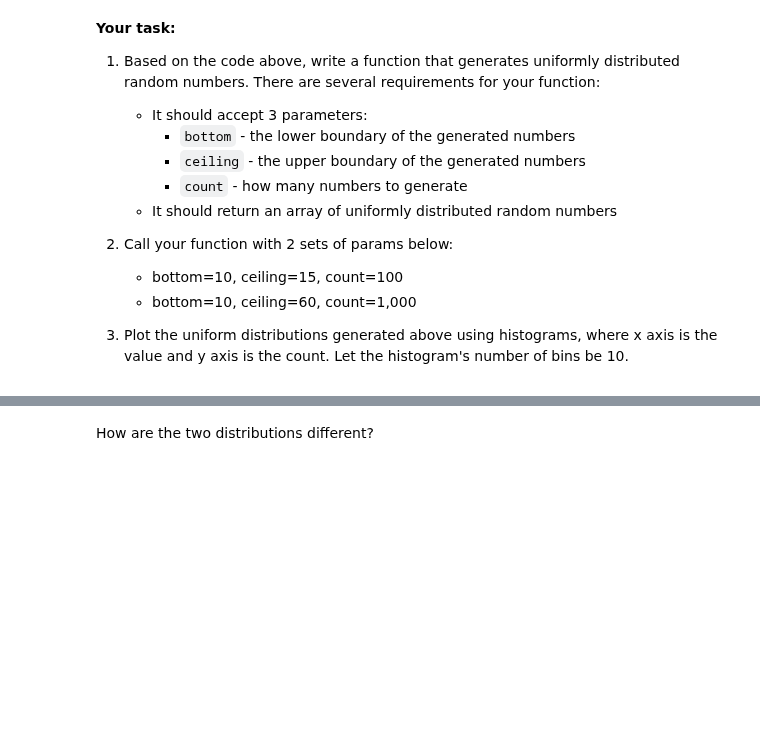
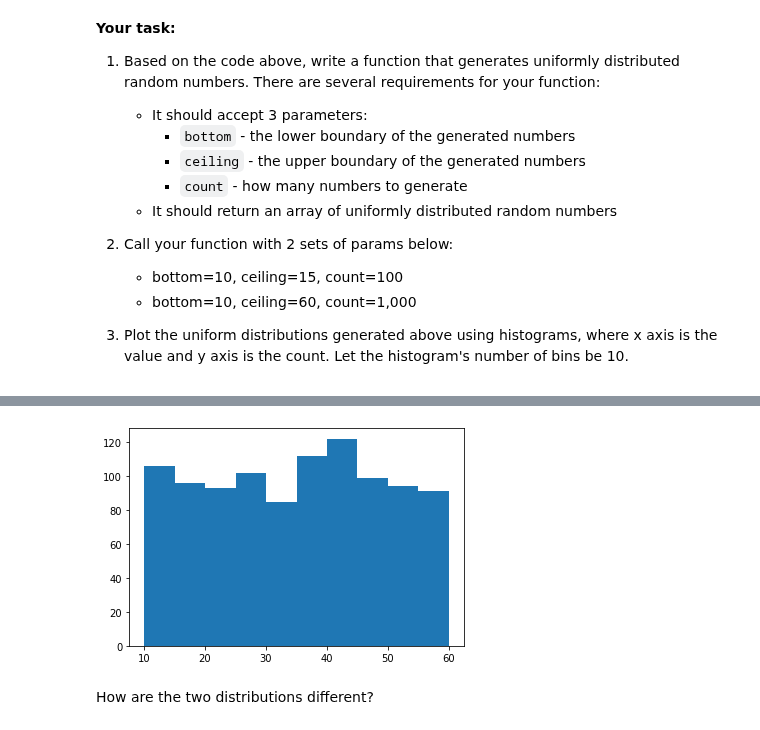
Before and after one commit to ta-datapt-bcn/lab-cont-probability-distribution, a Jupyter notebook: your_code/main.ipynb, the cells around one changed output, grey strips where cells are left out. Drawn from its saved outputs; the diff is of its cells as text; code cells hidden in the pictures; blank space fills up the shorter version.

```diff
--- a/your_code/main.ipynb
+++ b/your_code/main.ipynb
@@ -46,3 +68,8 @@ print(randoms)
+# %%
+plt.hist(set_2, bins = 10)
+plt.show()
+# %% [output]
+[figure, added]
 # %% [markdown]
 How are the two distributions different?
 # %%
```
Also changed, not shown: parts of 20 cells of this notebook, 1 other file.
